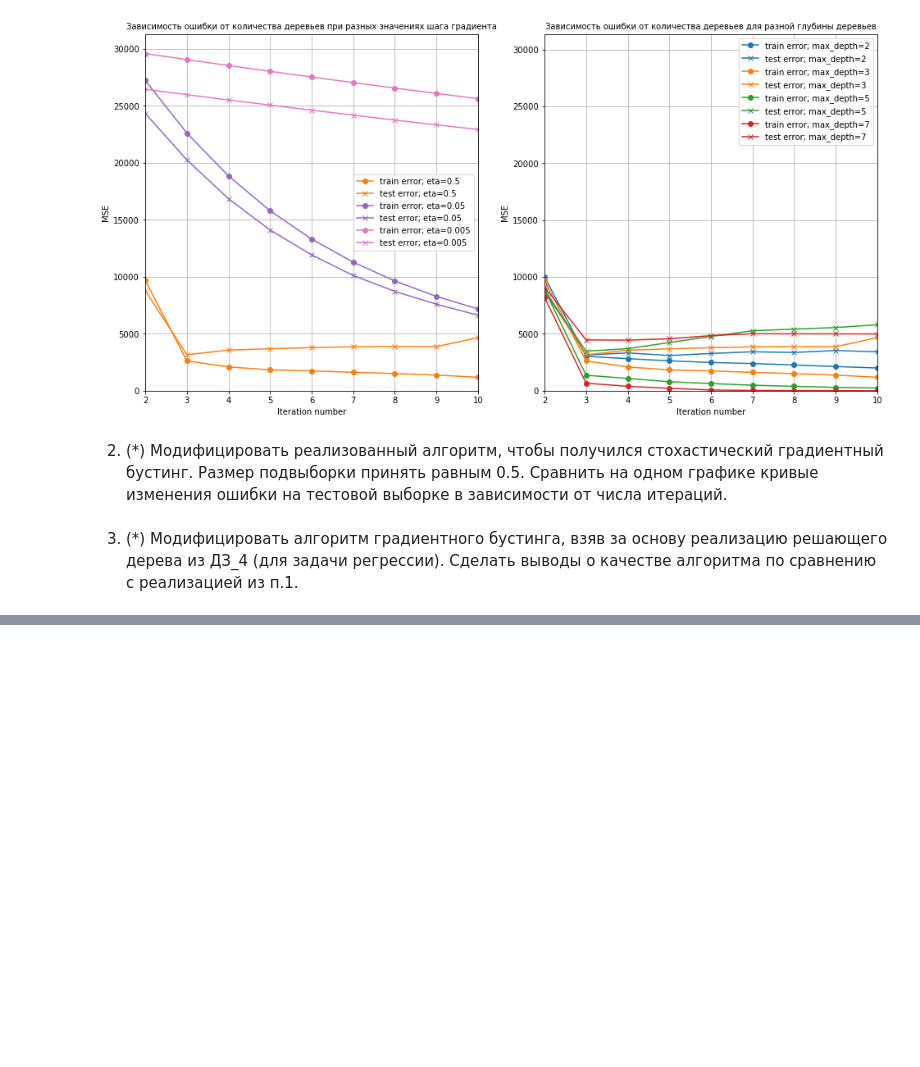
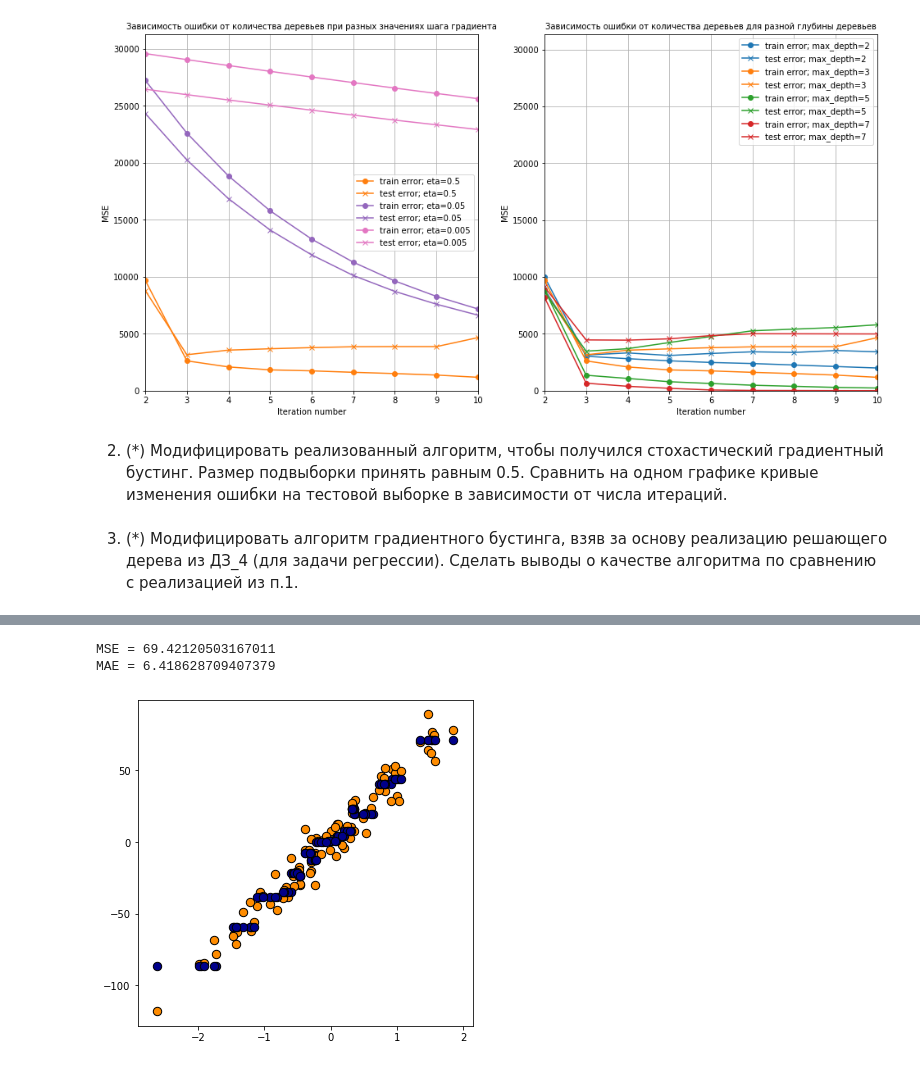
Before and after one commit to nglaz0v/Data_Analysis_Algorithms, a Jupyter notebook: task_06.ipynb, the cells around one changed output, grey strips where cells are left out. Drawn from its saved outputs; the diff is of its cells as text; code cells hidden in the pictures; blank space fills up the shorter version.

```diff
--- a/task_06.ipynb
+++ b/task_06.ipynb
@@ -160,0 +171,12 @@ for ax in (ax1, ax2):
+# %%
+class Leaf:
+    """лист дерева"""
+
+    def __init__(self, data, labels):
+        self.data = data
+        self.labels = labels
+        self.prediction = self.predict()
+
+    def predict(self):
+        prediction = np.mean(self.labels)  # среднее значение по выборке
+        return prediction
@@ -160,0 +335,46 @@ for ax in (ax1, ax2):
+# %%
+def classify_object(obj, node):
+
+    #  Останавливаем рекурсию, если достигли листа
+    if isinstance(node, Leaf):
+        answer = node.prediction
+        return answer
+
+    if obj[node.index] <= node.t:
+        return classify_object(obj, node.true_branch)
+    else:
+        return classify_object(obj, node.false_branch)
+# %%
+def predict(data, tree):
+
+    classes = []
+    for obj in data:
+        prediction = classify_object(obj, tree)
+        classes.append(prediction)
+    return classes
+# %%
+predicted_labels = predict(regression_data, reg_tree)
+# %%
+def calc_mse(y, y_pred):
+    """средняя квадратическая ошибка"""
+    err = np.mean((y - y_pred)**2)
+    return err
+
+def calc_mae(y, y_pred):
+    """средняя абсолютная ошибка"""
+    err = np.mean(np.abs(y - y_pred))
+    return err
+
+mse = calc_mse(regression_labels, predicted_labels)
+mae = calc_mae(regression_labels, predicted_labels)
+
+print(f"MSE = {mse}\nMAE = {mae}")
+# %% [output]
+MSE = 69.42120503167011
+MAE = 6.418628709407379
+# %%
+plt.figure(figsize=(6,6))
+plt.scatter(regression_data, regression_labels, c='darkorange', edgecolor='black', s=70)
+plt.scatter(regression_data, predicted_labels, c='darkblue', edgecolor='black', s=70);
+# %% [output]
+[figure, added]
```
Also changed, not shown: parts of 9 cells of this notebook.
